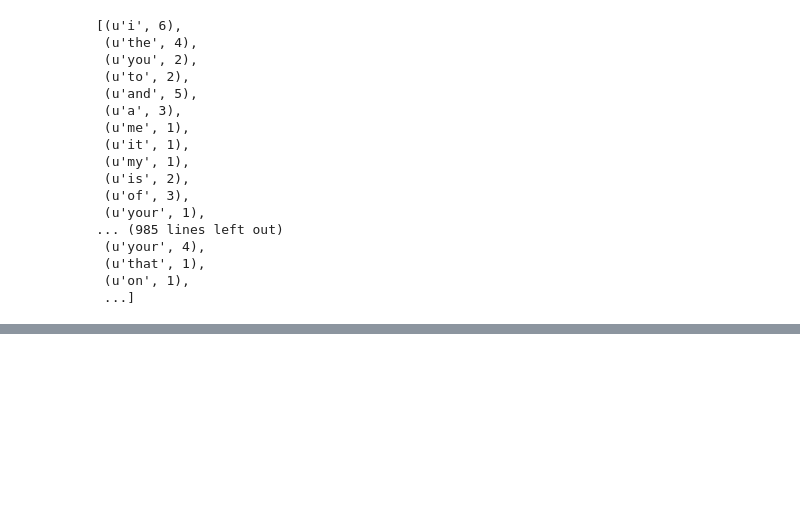
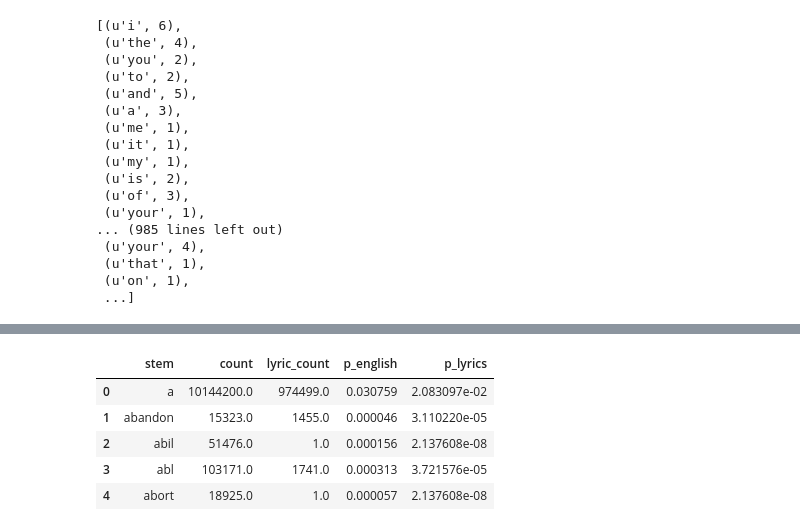
Before and after one commit to agoldgeier/cliche_bot, a Jupyter notebook: make_cliche_scores.ipynb, the cells around one changed output, grey strips where cells are left out. Saved outputs shown, nothing was run; the diff lists cells and outputs as text; code cells hidden in the pictures; blank space fills up the shorter version.

```diff
--- a/make_cliche_scores.ipynb
+++ b/make_cliche_scores.ipynb
@@ -93,2 +81,4 @@ total_lyrics = sum(english['lyric_count'])
-# %%
-english['p_lyrics'] = english['lyric_count'].map(lambda x: x*1.0/total_lyrics)
+# %%
+lyrics_df = pd.DataFrame.from_dict(mastercount, orient='index')
+lyrics_df = lyrics_df.reset_index()
+lyrics_df.columns = ['stem','lyric_count']
@@ -94,0 +109,16 @@ english['p_lyrics'] = english['lyric_count'].map(lambda x: x*1.0/total_lyrics)
+# %%
+### Calculate probabilities of each stem
+total_words = sum(together['count'])
+total_lyrics = sum(together['lyric_count'])
+
+together['p_english'] = together['count'].map(lambda x: x*1.0/total_words)
+together['p_lyrics'] = together['lyric_count'].map(lambda x: x*1.0/total_lyrics)
+
+together.head()
+# %% [output]
+|  | stem | count | lyric_count | p_english | p_lyrics |
+| 0 | a | 10144200.0 | 974499.0 | 0.030759 | 2.083097e-02 |
+| 1 | abandon | 15323.0 | 1455.0 | 0.000046 | 3.110220e-05 |
+| 2 | abil | 51476.0 | 1.0 | 0.000156 | 2.137608e-08 |
+| 3 | abl | 103171.0 | 1741.0 | 0.000313 | 3.721576e-05 |
+| 4 | abort | 18925.0 | 1.0 | 0.000057 | 2.137608e-08 |
```
Also changed, not shown: parts of 17 cells of this notebook, 2 other files.
